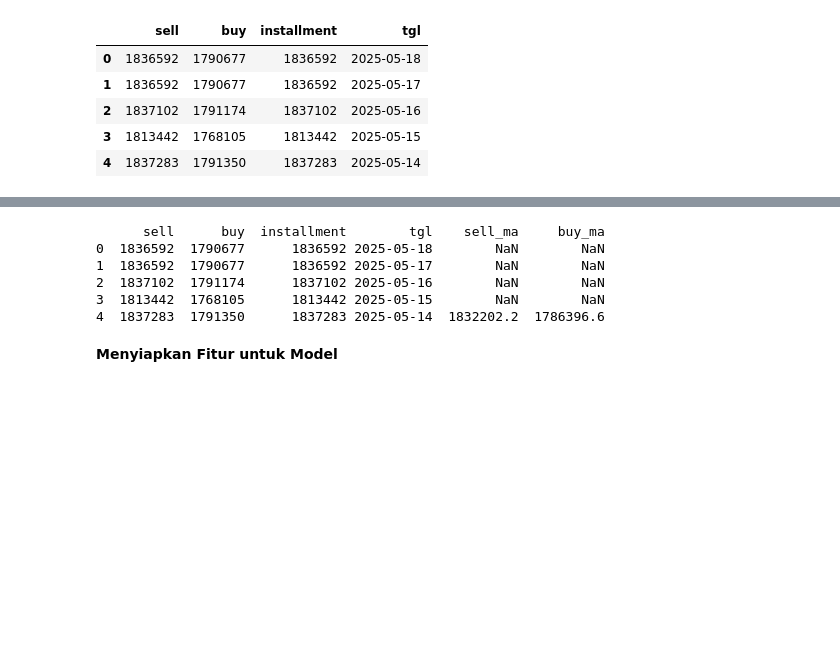
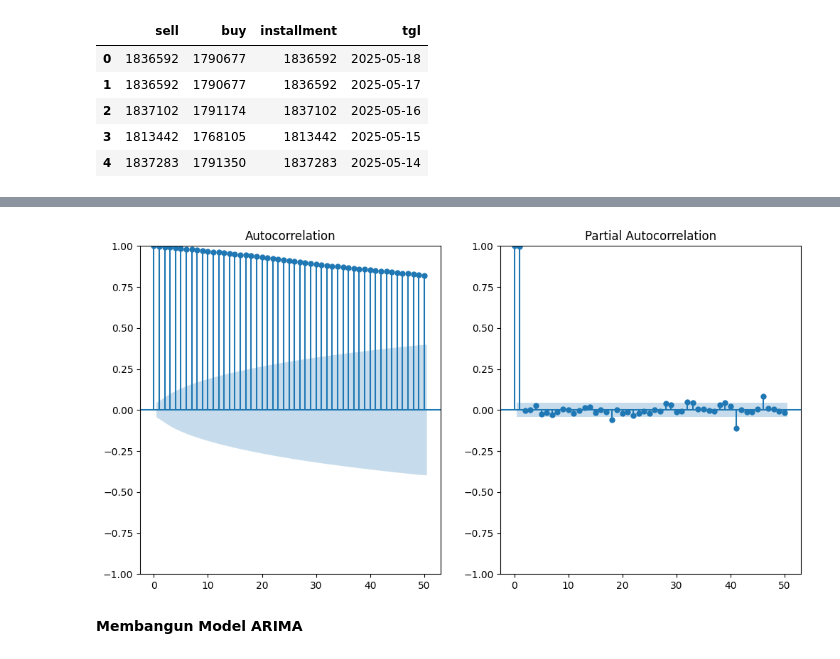
Before and after one commit to rizalgianf/predictive-analytics, a Jupyter notebook: predictive-anlaytics.ipynb, the cells around one changed output, grey strips where cells are left out. Drawn from its saved outputs; the diff is of its cells as text; code cells hidden in the pictures; blank space fills up the shorter version.

```diff
--- a/predictive-anlaytics.ipynb
+++ b/predictive-anlaytics.ipynb
@@ -54,28 +63,14 @@ plt.show()
 # %%
-# Membaca file CSV yang sudah diunduh
-file_path = 'hargaemas.csv'  # Gantilah dengan path file Anda
-data = pd.read_csv(file_path)
+from statsmodels.graphics.tsaplots import plot_acf, plot_pacf
 
-# Mengonversi kolom 'tgl' menjadi format tanggal
-data['tgl'] = pd.to_datetime(data['tgl'])
-
-# Menghitung moving average untuk harga jual (sell) dan beli (buy)
-data['sell_ma'] = data['sell'].rolling(window=5).mean()  # Moving average untuk harga jual (5 hari)
-data['buy_ma'] = data['buy'].rolling(window=5).mean()  # Moving average untuk harga beli (5 hari)
-
-# Menggunakan ffill() untuk mengisi nilai NaN secara langsung
-data['sell_ma'] = data['sell_ma'].ffill()
-data['buy_ma'] = data['buy_ma'].ffill()
-
-# Memeriksa data setelah mengisi NaN
-print(data.head())
+plt.figure(figsize=(12, 6))
+plt.subplot(121)
+plot_acf(price_data, lags=50, ax=plt.gca())
+plt.subplot(122)
+plot_pacf(price_data, lags=50, ax=plt.gca())
+plt.show()
 # %% [output]
-      sell      buy  installment        tgl    sell_ma     buy_ma
-0  1836592  1790677      1836592 2025-05-18        NaN        NaN
-1  1836592  1790677      1836592 2025-05-17        NaN        NaN
-2  1837102  1791174      1837102 2025-05-16        NaN        NaN
-3  1813442  1768105      1813442 2025-05-15        NaN        NaN
-4  1837283  1791350      1837283 2025-05-14  1832202.2  1786396.6
+[figure, added]
 # %% [markdown]
-**Menyiapkan Fitur untuk Model**
+**Membangun Model ARIMA**
 # %%
```
Also changed, not shown: parts of 14 cells of this notebook.
